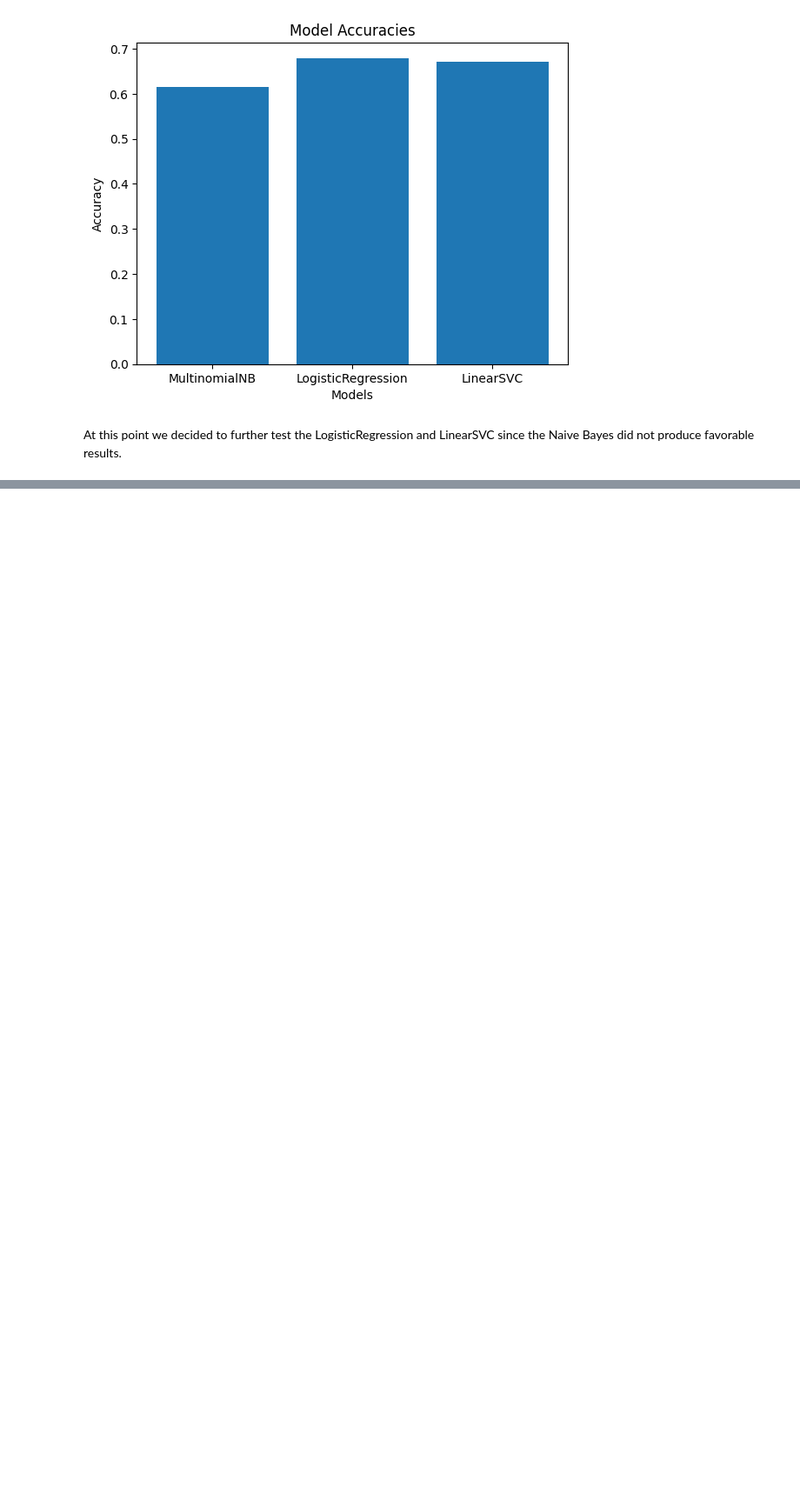
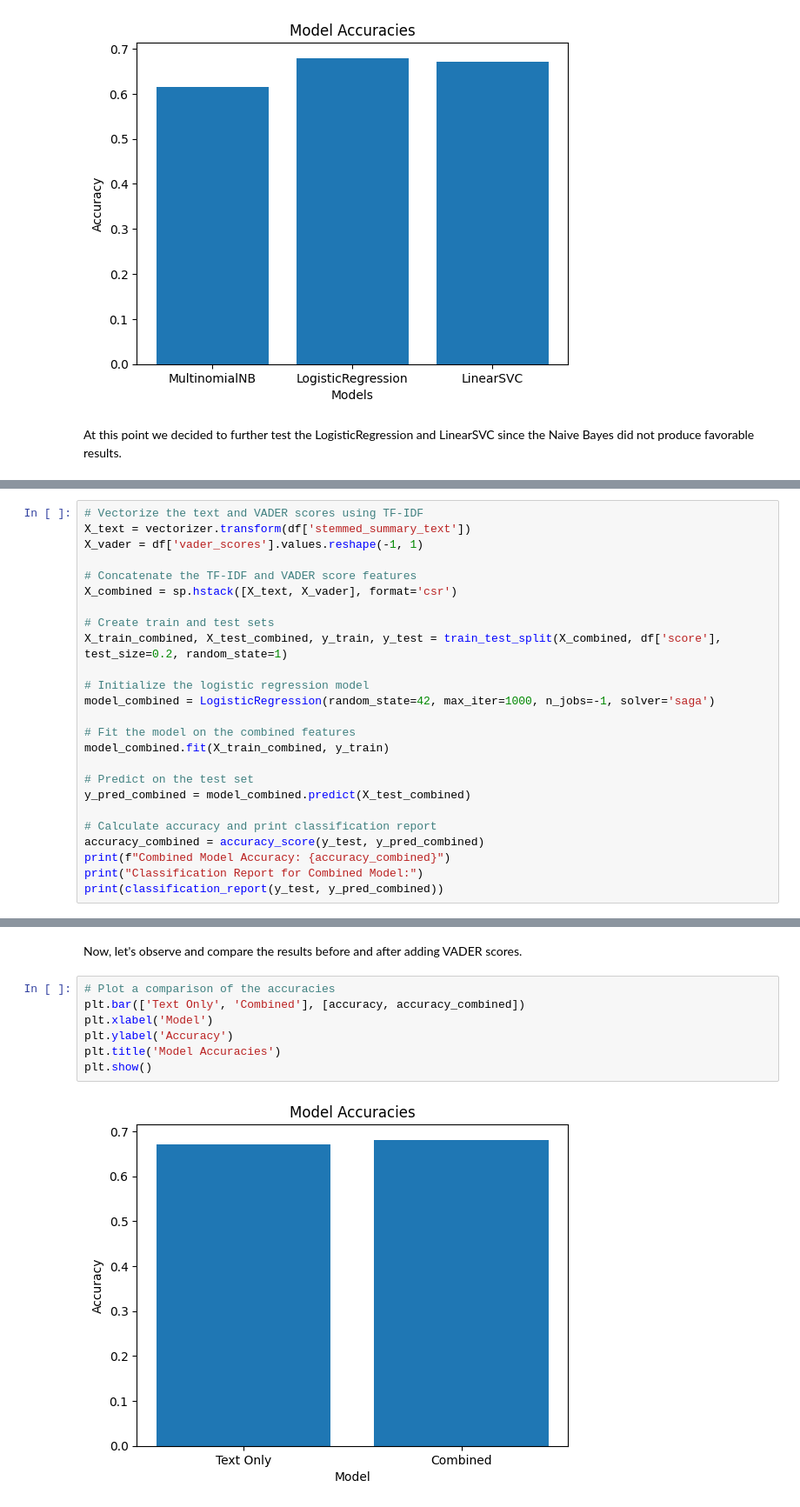
Before and after one commit to dcmaglione/cs505-final-project, a Jupyter notebook: processing.ipynb, the cells around one changed output, grey strips where cells are left out. Shown at 87% size. Saved outputs shown, nothing was run; the diff lists cells and outputs as text; blank space fills up the shorter version.

```diff
--- a/processing.ipynb
+++ b/processing.ipynb
@@ -202,0 +363,25 @@ At this point we decided to further test the LogisticRegression and LinearSVC si
+# %%
+# Vectorize the text and VADER scores using TF-IDF
+X_text = vectorizer.transform(df['stemmed_summary_text'])
+X_vader = df['vader_scores'].values.reshape(-1, 1)
+
+# Concatenate the TF-IDF and VADER score features
+X_combined = sp.hstack([X_text, X_vader], format='csr')
+
+# Create train and test sets
+X_train_combined, X_test_combined, y_train, y_test = train_test_split(X_combined, df['score'], test_size=0.2, random_state=1)
+
+# Initialize the logistic regression model
+model_combined = LogisticRegression(random_state=42, max_iter=1000, n_jobs=-1, solver='saga')
+
+# Fit the model on the combined features
+model_combined.fit(X_train_combined, y_train)
+
+# Predict on the test set
+y_pred_combined = model_combined.predict(X_test_combined)
+
+# Calculate accuracy and print classification report
+accuracy_combined = accuracy_score(y_test, y_pred_combined)
+print(f"Combined Model Accuracy: {accuracy_combined}")
+print("Classification Report for Combined Model:")
+print(classification_report(y_test, y_pred_combined))
@@ -202,0 +402,11 @@ At this point we decided to further test the LogisticRegression and LinearSVC si
+# %% [markdown]
+Now, let's observe and compare the results before and after adding VADER scores.
+# %%
+# Plot a comparison of the accuracies
+plt.bar(['Text Only', 'Combined'], [accuracy, accuracy_combined])
+plt.xlabel('Model')
+plt.ylabel('Accuracy')
+plt.title('Model Accuracies')
+plt.show()
+# %% [output]
+[figure, added]
```
Also changed, not shown: parts of 22 cells of this notebook.
